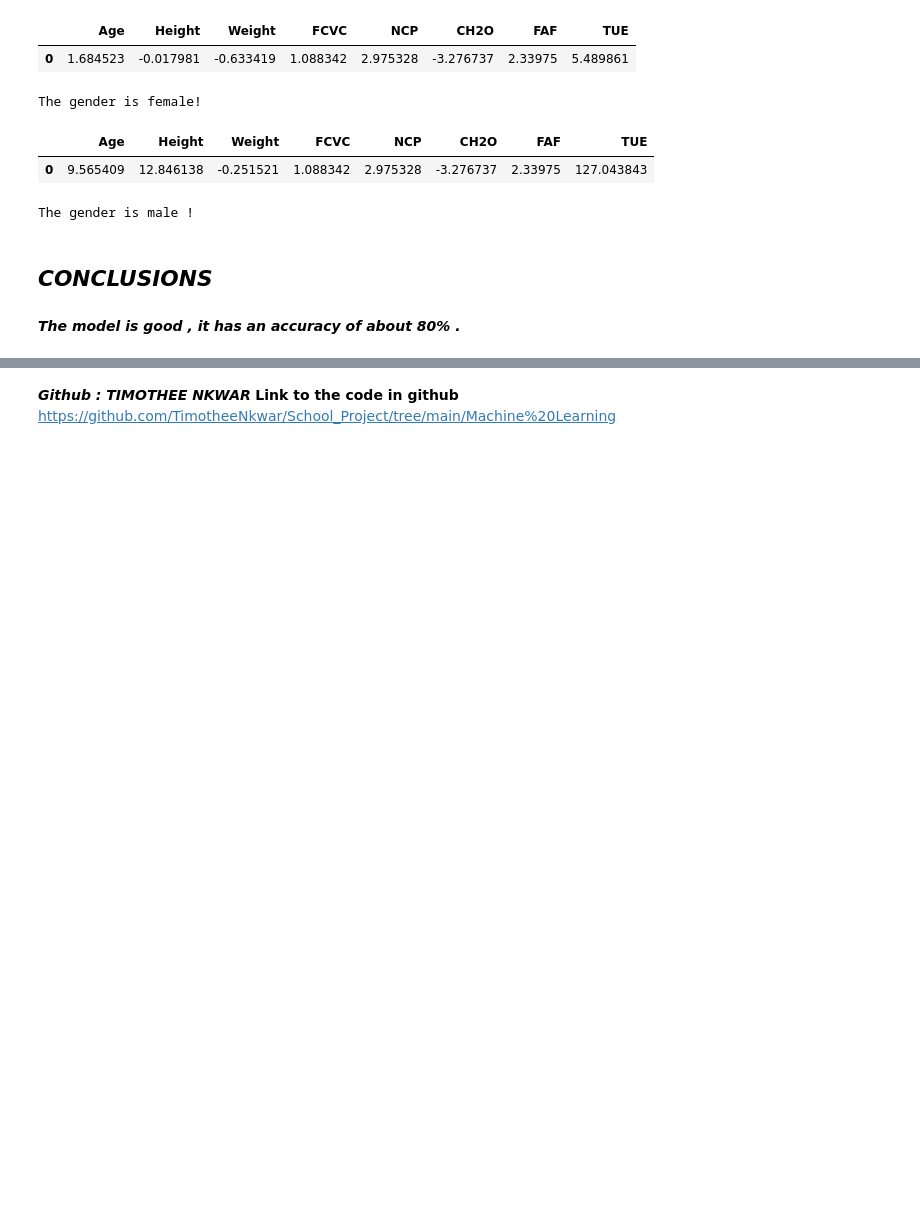
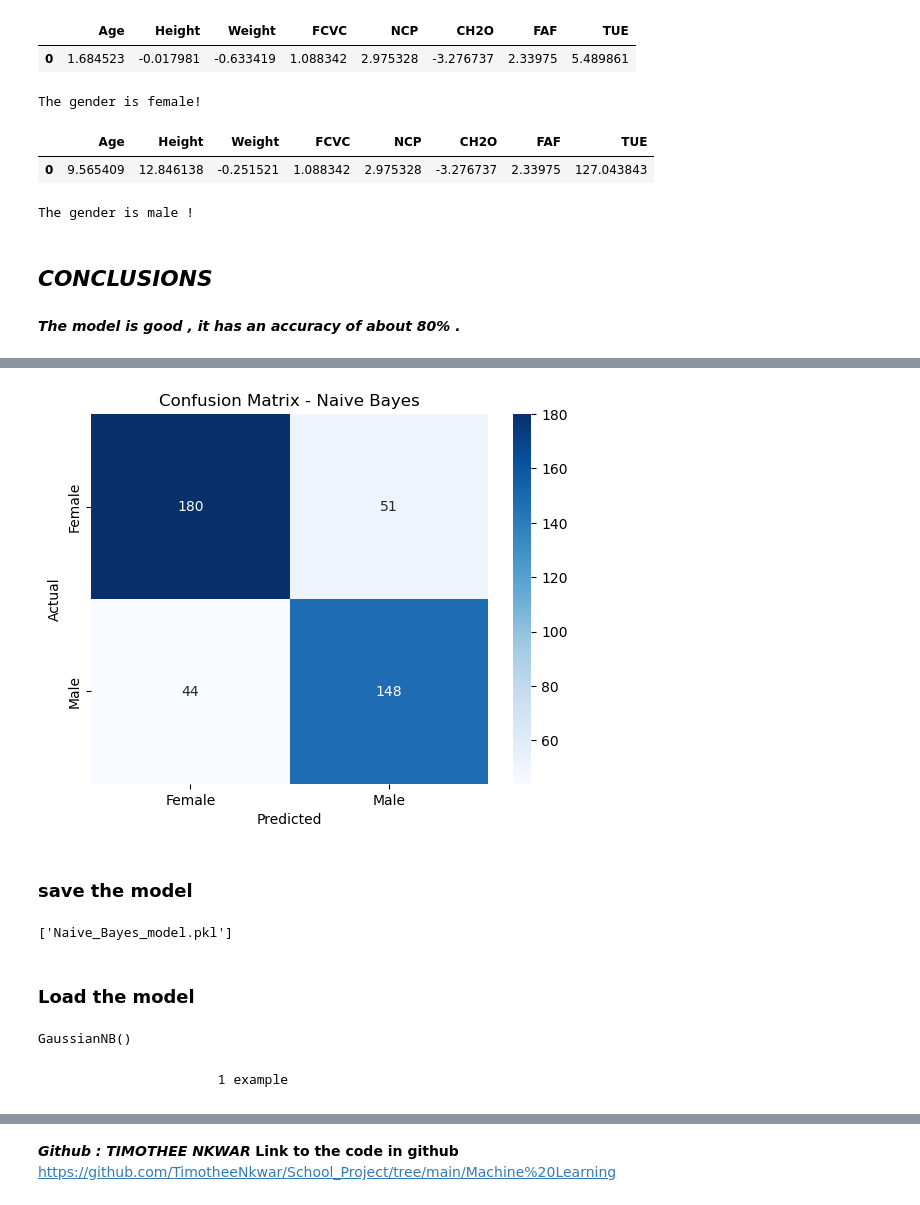
Before and after one commit to TimotheeNkwar/School_Project, a Jupyter notebook: Machine Learning/Machine_Learning_Projetcts.ipynb, the cells around one changed output, grey strips where cells are left out. Drawn from its saved outputs; the diff is of its cells as text; code cells hidden in the pictures; blank space fills up the shorter version.

```diff
--- a/Machine Learning/Machine_Learning_Projetcts.ipynb
+++ b/Machine Learning/Machine_Learning_Projetcts.ipynb
@@ -275,9 +277,9 @@ from sklearn.metrics import accuracy_score, confusion_matrix, classification_rep
 from sklearn.metrics import classification_report
 
 
-print(classification_report(y_test, y_pred))
+print(classification_report(y_test, y_pred_log))
 
-confusion_matrix = confusion_matrix(y_test, y_pred)
+confusion_matrix = confusion_matrix(y_test, y_pred_log)
 # %% [output]
               precision    recall  f1-score   support
 
@@ -887,0 +537,15 @@ joblib.dump(knn,"model,my_knn_model.pk1")
+# %%
+X = data_encoded.drop(columns=['Gender'], axis=1).values
+y = data_encoded['Gender']
+
+# Split the dataset into training and test sets
+X_train, X_test, y_train, y_test = train_test_split(X, y, test_size=0.2, random_state=0)
+
+# Initialize the scaler
+scaler = StandardScaler()
+
+# Fit the scaler on the training data only and transform
+X_train_scaled = scaler.fit_transform(X_train)
+
+# Transform the test data using the same scaler
+X_test_scaled = scaler.transform(X_test)
@@ -887,0 +554,8 @@ joblib.dump(knn,"model,my_knn_model.pk1")
+# %%
+# Train the Gaussian Naive Bayes model
+nb_model = GaussianNB()
+nb_model.fit(X_train_scaled, y_train)
+
+# Make predictions on the test set
+y_pred_nb = nb_model.predict(X_test_scaled)
+y_pred_nb[0]
@@ -887,0 +572,5 @@ joblib.dump(knn,"model,my_knn_model.pk1")
+# %%
+# Calculate and print confusion matrix
+cm = confusion_matrix(y_test, y_pred_nb)
+print("\nConfusion Matrix:")
+print(cm)
@@ -887,0 +595,29 @@ joblib.dump(knn,"model,my_knn_model.pk1")
+# %%
+import seaborn as sns
+import matplotlib.pyplot as plt
+
+sns.heatmap(cm, annot=True, fmt='d', cmap='Blues', xticklabels=['Female', 'Male'], yticklabels=['Female', 'Male'])
+plt.xlabel('Predicted')
+plt.ylabel('Actual')
+plt.title('Confusion Matrix - Naive Bayes')
+plt.show()
+# %% [output]
+[figure, added]
+# %% [markdown]
+### save the model
+# %%
+# Save the model
+import joblib
+joblib.dump(nb_model, "Naive_Bayes_model.pkl")
+# %% [output]
+['Naive_Bayes_model.pkl']
+# %% [markdown]
+### Load the model
+# %%
+# Load the model
+Naive_Bayes_model = joblib.load("Naive_Bayes_model.pkl")
+Naive_Bayes_model
+# %% [output]
+GaussianNB()
+# %% [markdown]
+                         1 example
```
Also changed, not shown: parts of 116 cells of this notebook, 8 other files.
